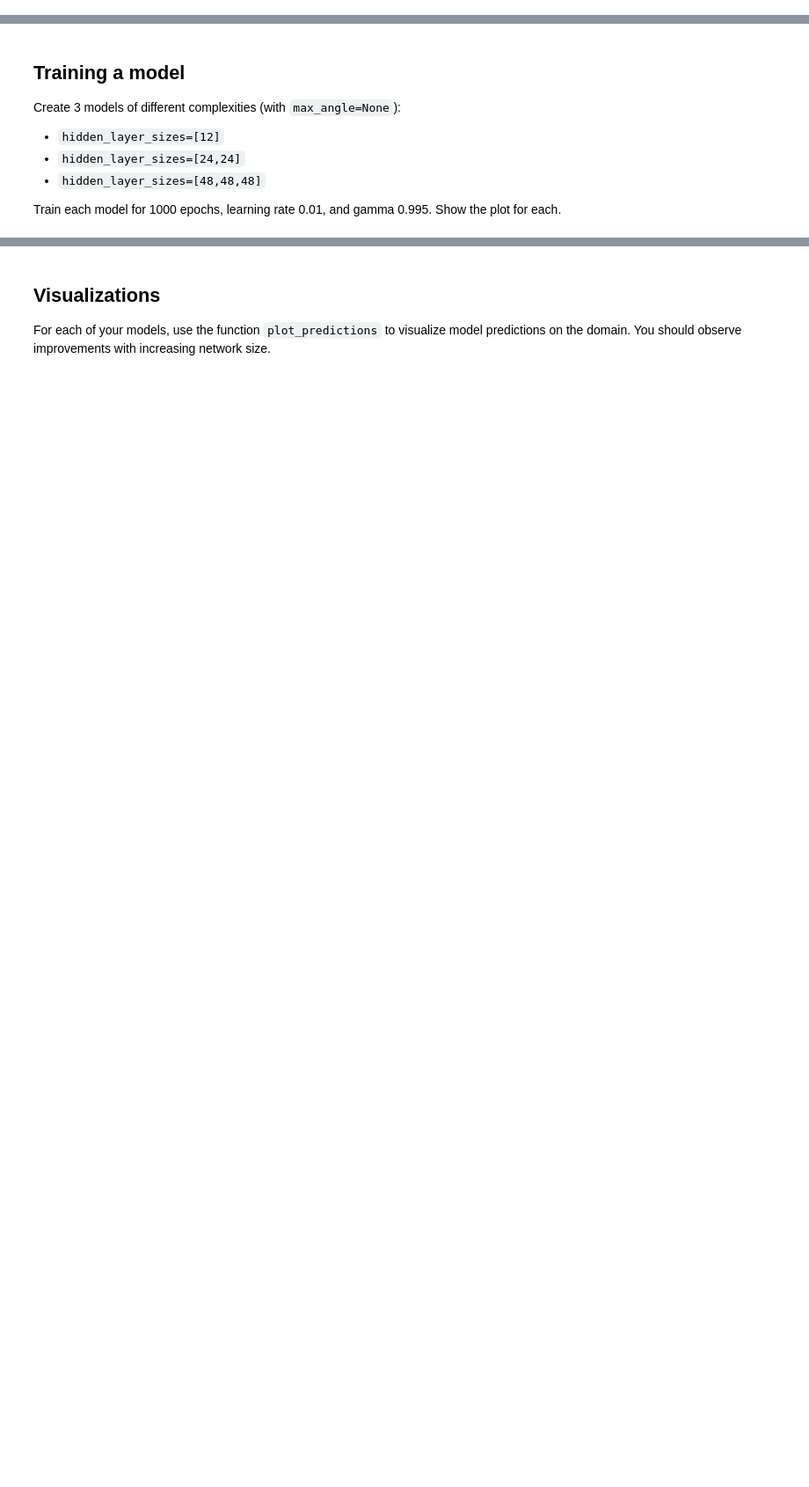
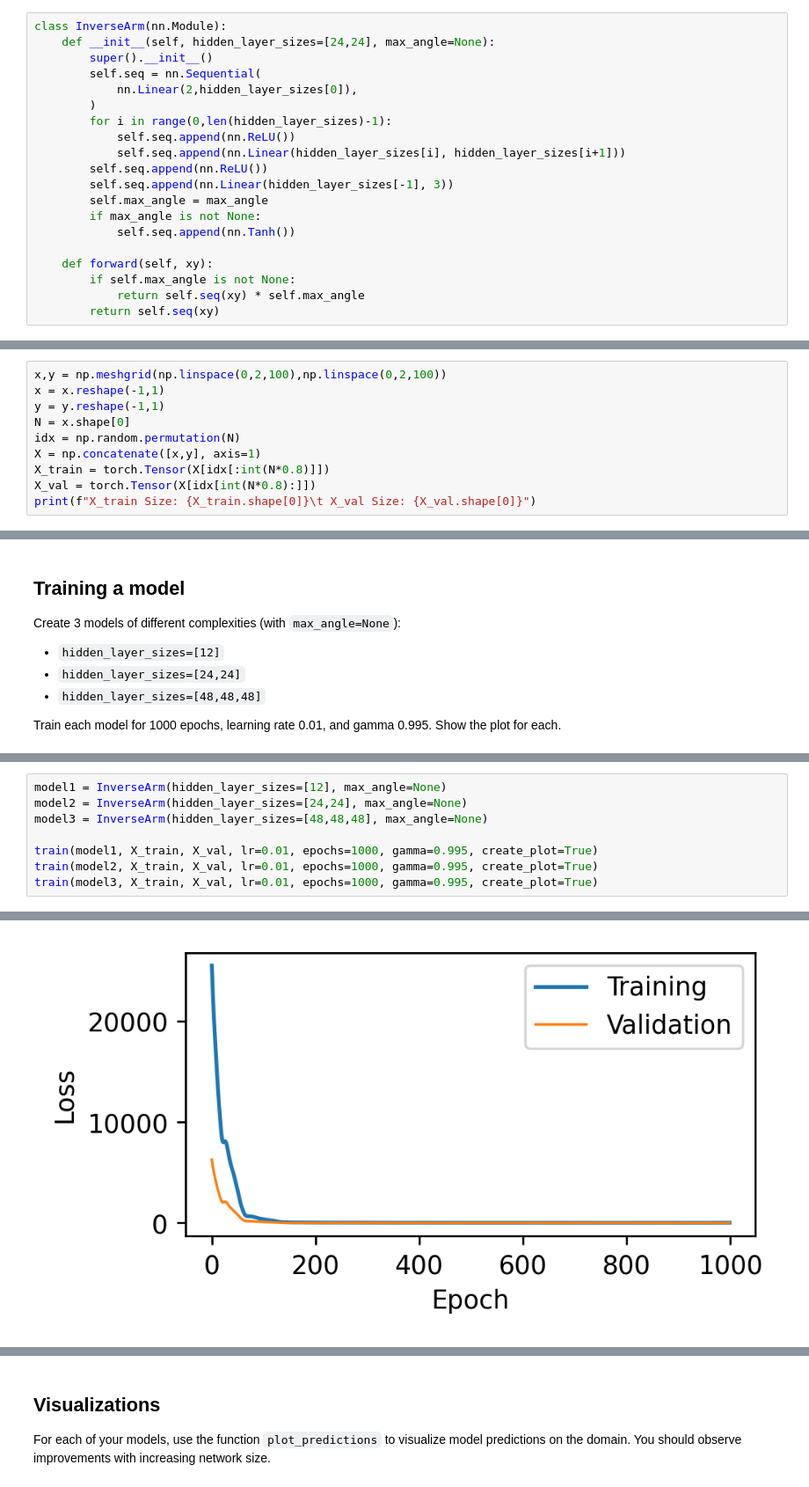
Before and after one commit to judson35/AI-ML, a Jupyter notebook: HW8/M8-HW1.ipynb, the cells around one changed output, grey strips where cells are left out. Shown at 88% size. Drawn from its saved outputs; the diff is of its cells as text; blank space fills up the shorter version.

```diff
--- a/HW8/M8-HW1.ipynb
+++ b/HW8/M8-HW1.ipynb
@@ -133,3 +126,23 @@ class InverseArm(nn.Module):
+# %%
+class InverseArm(nn.Module):
+    def __init__(self, hidden_layer_sizes=[24,24], max_angle=None):
+        super().__init__()
+        self.seq = nn.Sequential(
+            nn.Linear(2,hidden_layer_sizes[0]),
+        )
+        for i in range(0,len(hidden_layer_sizes)-1):
+            self.seq.append(nn.ReLU())
+            self.seq.append(nn.Linear(hidden_layer_sizes[i], hidden_layer_sizes[i+1]))
+        self.seq.append(nn.ReLU())
+        self.seq.append(nn.Linear(hidden_layer_sizes[-1], 3))
+        self.max_angle = max_angle
+        if max_angle is not None:
+            self.seq.append(nn.Tanh())
+
+    def forward(self, xy):
+        if self.max_angle is not None:
+            return self.seq(xy) * self.max_angle
+        return self.seq(xy)
 # %% [markdown]
 ## Generate Data
 # %% [markdown]
@@ -140,0 +152,10 @@ Randomly split your data so that 80% of points are in `X_train`, while the remai
+# %%
+x,y = np.meshgrid(np.linspace(0,2,100),np.linspace(0,2,100))
+x = x.reshape(-1,1)
+y = y.reshape(-1,1)
+N = x.shape[0]
+idx = np.random.permutation(N)
+X = np.concatenate([x,y], axis=1)
+X_train = torch.Tensor(X[idx[:int(N*0.8)]])
+X_val = torch.Tensor(X[idx[int(N*0.8):]])
+print(f"X_train Size: {X_train.shape[0]}\t X_val Size: {X_val.shape[0]}")
@@ -171,0 +228,9 @@ Train each model for 1000 epochs, learning rate 0.01, and gamma 0.995. Show the
+# %%
+model1 = InverseArm(hidden_layer_sizes=[12], max_angle=None)
+model2 = InverseArm(hidden_layer_sizes=[24,24], max_angle=None)
+model3 = InverseArm(hidden_layer_sizes=[48,48,48], max_angle=None)
+
+train(model1, X_train, X_val, lr=0.01, epochs=1000, gamma=0.995, create_plot=True)
+train(model2, X_train, X_val, lr=0.01, epochs=1000, gamma=0.995, create_plot=True)
+train(model3, X_train, X_val, lr=0.01, epochs=1000, gamma=0.995, create_plot=True)
+# %% [output]
@@ -171,0 +254 @@ Train each model for 1000 epochs, learning rate 0.01, and gamma 0.995. Show the
+[figure, added]
```
Also changed, not shown: parts of 14 cells of this notebook, 10 other files.
